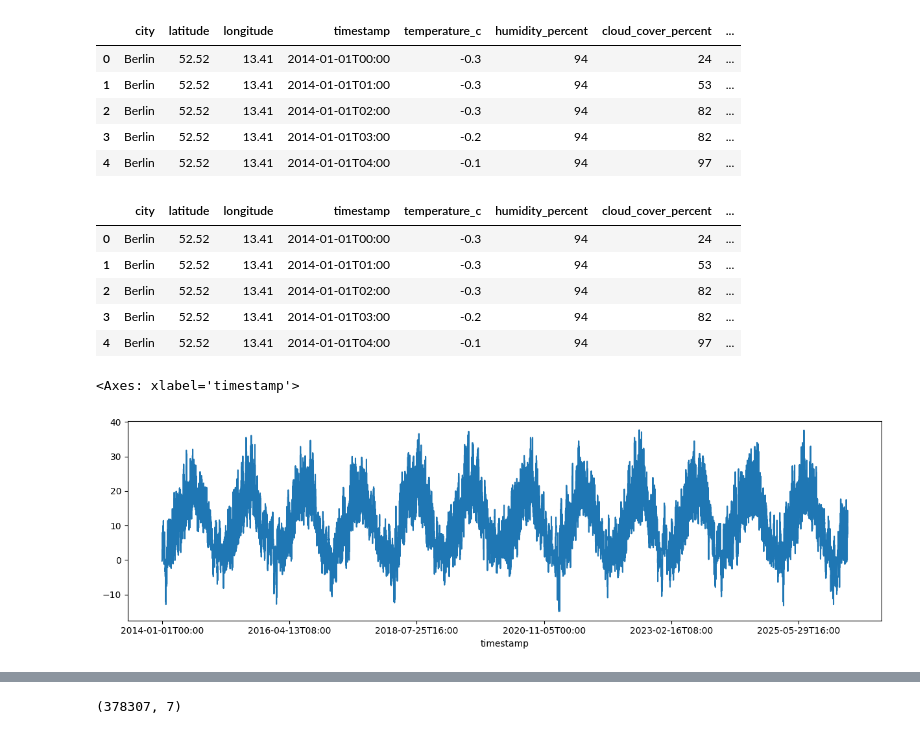
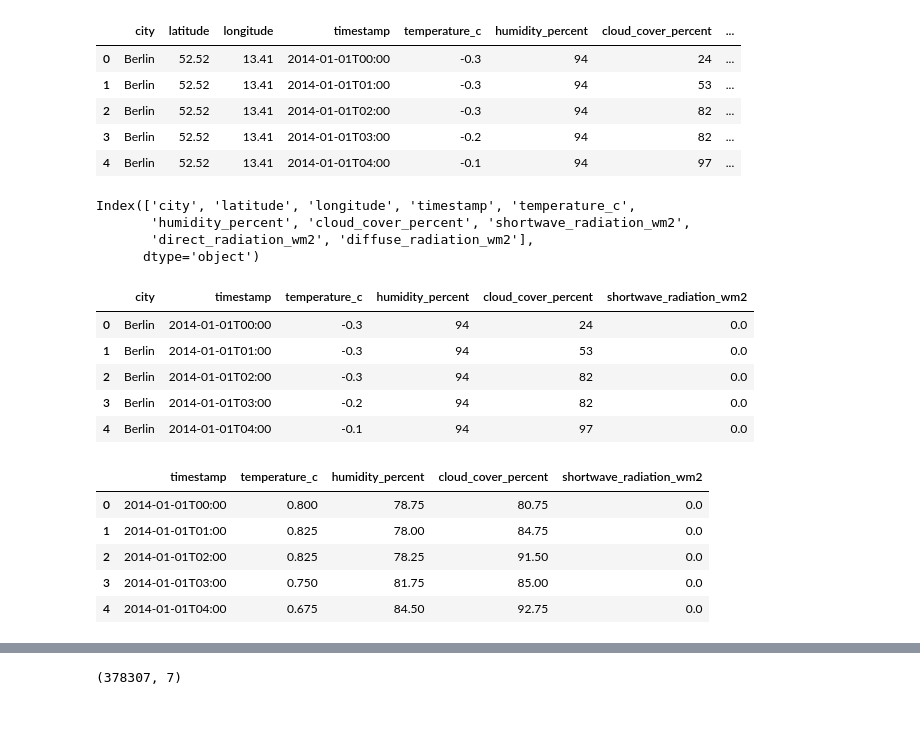
Before and after one commit to xucenying/grid-intelligence, a Jupyter notebook: notebooks/susanta/eda_weather.ipynb, the cells around one changed output, grey strips where cells are left out. Saved outputs shown, nothing was run; the diff lists cells and outputs as text; code cells hidden in the pictures.

```diff
--- a/notebooks/susanta/eda_weather.ipynb
+++ b/notebooks/susanta/eda_weather.ipynb
@@ -18,13 +19,22 @@ weather_df.head()
 | 2 | Berlin | 52.52 | 13.41 | 2014-01-01T02:00 | -0.3 | 94 | 82 | ... |
 | 3 | Berlin | 52.52 | 13.41 | 2014-01-01T03:00 | -0.2 | 94 | 82 | ... |
 | 4 | Berlin | 52.52 | 13.41 | 2014-01-01T04:00 | -0.1 | 94 | 97 | ... |
+# %%
+weather_df.keys()
+# %% [output]
+Index(['city', 'latitude', 'longitude', 'timestamp', 'temperature_c',
+       'humidity_percent', 'cloud_cover_percent', 'shortwave_radiation_wm2',
+       'direct_radiation_wm2', 'diffuse_radiation_wm2'],
+      dtype='object')
 # %%
-weather_berlin_df = weather_df[weather_df['city'] == "Berlin"]
-weather_berlin_df.head()
+### 'shortwave_radiation_wm2' ='direct_radiation_wm2'+ 'diffuse_radiation_wm2'
+
+weather_germany_df = weather_df.drop(columns = ["direct_radiation_wm2","diffuse_radiation_wm2", "latitude","longitude"])
+weather_germany_df.head()
 # %% [output]
-|  | city | latitude | longitude | timestamp | temperature_c | humidity_percent | cloud_cover_percent | ... |
-| 0 | Berlin | 52.52 | 13.41 | 2014-01-01T00:00 | -0.3 | 94 | 24 | ... |
-| 1 | Berlin | 52.52 | 13.41 | 2014-01-01T01:00 | -0.3 | 94 | 53 | ... |
-| 2 | Berlin | 52.52 | 13.41 | 2014-01-01T02:00 | -0.3 | 94 | 82 | ... |
-| 3 | Berlin | 52.52 | 13.41 | 2014-01-01T03:00 | -0.2 | 94 | 82 | ... |
-| 4 | Berlin | 52.52 | 13.41 | 2014-01-01T04:00 | -0.1 | 94 | 97 | ... |
+|  | city | timestamp | temperature_c | humidity_percent | cloud_cover_percent | shortwave_radiation_wm2 |
+| 0 | Berlin | 2014-01-01T00:00 | -0.3 | 94 | 24 | 0.0 |
+| 1 | Berlin | 2014-01-01T01:00 | -0.3 | 94 | 53 | 0.0 |
+| 2 | Berlin | 2014-01-01T02:00 | -0.3 | 94 | 82 | 0.0 |
+| 3 | Berlin | 2014-01-01T03:00 | -0.2 | 94 | 82 | 0.0 |
+| 4 | Berlin | 2014-01-01T04:00 | -0.1 | 94 | 97 | 0.0 |
@@ -31,5 +48,9 @@ weather_berlin_df.head()
 # %%
-weather_berlin_df.set_index("timestamp")["temperature_c"].plot(figsize=(15,4))
+weather_avg.head()
 # %% [output]
-<Axes: xlabel='timestamp'>
-[figure, removed]
+|  | timestamp | temperature_c | humidity_percent | cloud_cover_percent | shortwave_radiation_wm2 |
+| 0 | 2014-01-01T00:00 | 0.800 | 78.75 | 80.75 | 0.0 |
+| 1 | 2014-01-01T01:00 | 0.825 | 78.00 | 84.75 | 0.0 |
+| 2 | 2014-01-01T02:00 | 0.825 | 78.25 | 91.50 | 0.0 |
+| 3 | 2014-01-01T03:00 | 0.750 | 81.75 | 85.00 | 0.0 |
+| 4 | 2014-01-01T04:00 | 0.675 | 84.50 | 92.75 | 0.0 |
```
Also changed, not shown: parts of 39 cells of this notebook, 18 other files.
